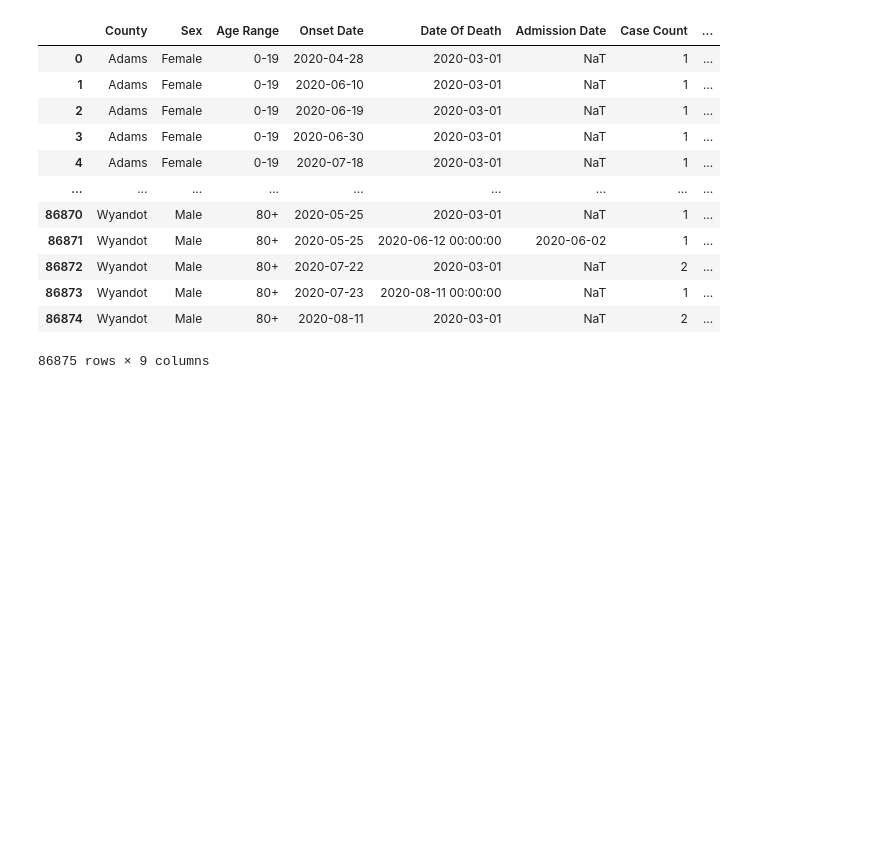
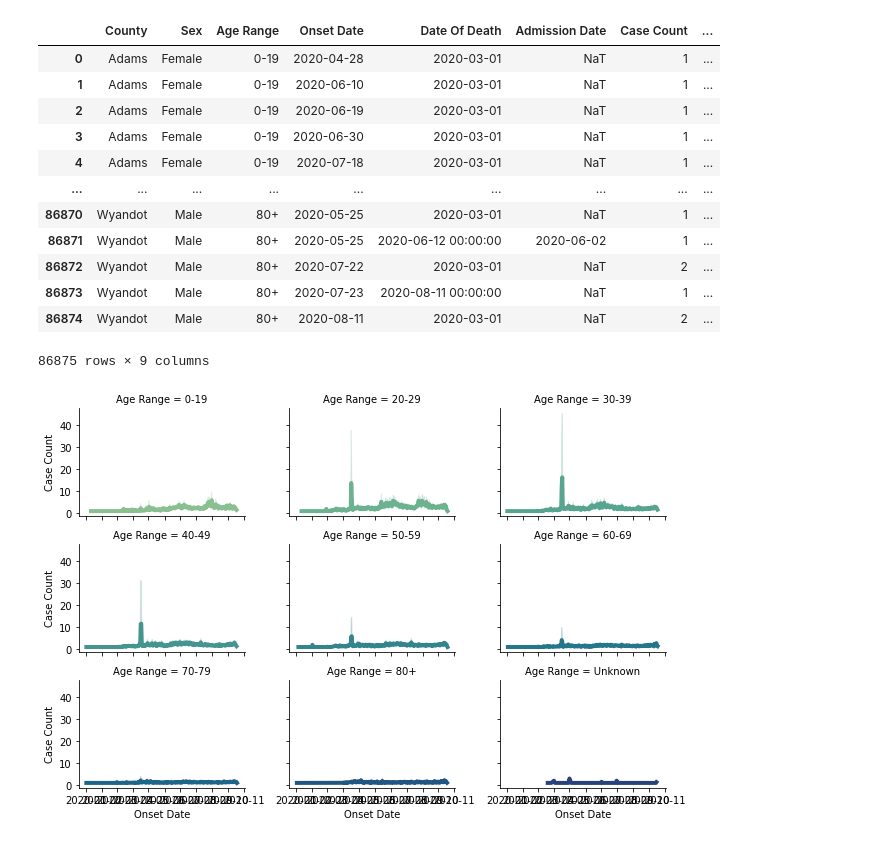
Before and after one commit to VagishVela/Ohio-COVID-19-Analysis, a Jupyter notebook: Ohio COVID-19 Analysis.ipynb, the cells around one changed output. Cells and saved outputs as stored; diff of their text form; code cells hidden in the pictures; blank space fills up the shorter version.

Commit message:
Summarize data for case by month

```diff
--- a/Ohio COVID-19 Analysis.ipynb
+++ b/Ohio COVID-19 Analysis.ipynb
@@ -39,3 +39,12 @@ df
 | 86873 | Wyandot | Male | 80+ | 2020-07-23 | 2020-08-11 00:00:00 | NaT | 1 | ... |
 | 86874 | Wyandot | Male | 80+ | 2020-08-11 | 2020-03-01 | NaT | 2 | ... |
 86875 rows × 9 columns
+# %%
+g = sns.relplot(
+    data=df[["Age Range","Onset Date","Case Count"]],
+    x="Onset Date", y="Case Count", col="Age Range", hue="Age Range",
+    kind="line", palette="crest", linewidth=4, zorder=5,
+    col_wrap=3, height=2, aspect=1.5, legend=False,
+)
+# %% [output]
+[figure, added]
```
Also changed, not shown: parts of 2 cells of this notebook.
